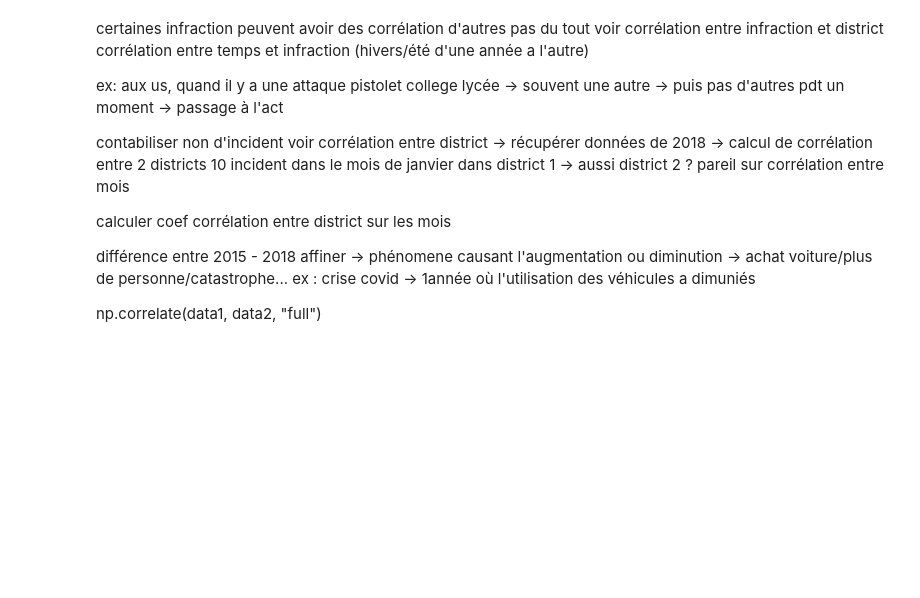
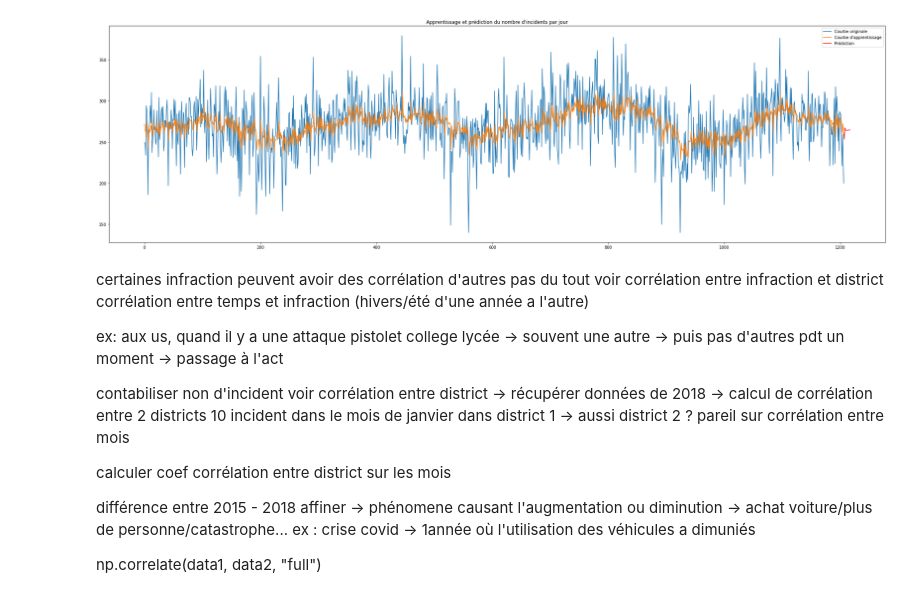
Before and after one commit to koeberlc/data731-projet, a Jupyter notebook: data731-analyse.ipynb, the cells around one changed output. Cells and saved outputs as stored; diff of their text form; code cells hidden in the pictures; blank space fills up the shorter version.

```diff
--- a/data731-analyse.ipynb
+++ b/data731-analyse.ipynb
@@ -286,3 +406,50 @@ print(crime_c11_month)
+# %%
+total_days = []
+for y in range(4):
+    total_days.append([])
+    for m in range(12):
+        total_days[y].append([])
+        for d in range(31):
+            total_days[y][m].append(0)
+for c in data:
+    if(c["YEAR"] == "2015"):
+        total_days[0][int(c["MONTH"])-1][int(c["OCCURRED_ON_DATE"].split("-")[2].split(" ")[0])-1]+=1
+    elif(c["YEAR"] == "2016"):
+        total_days[1][int(c["MONTH"])-1][int(c["OCCURRED_ON_DATE"].split("-")[2].split(" ")[0])-1]+=1
+    elif(c["YEAR"] == "2017"):
+        total_days[2][int(c["MONTH"])-1][int(c["OCCURRED_ON_DATE"].split("-")[2].split(" ")[0])-1]+=1
+    elif(c["YEAR"] == "2018"):
+        total_days[3][int(c["MONTH"])-1][int(c["OCCURRED_ON_DATE"].split("-")[2].split(" ")[0])-1]+=1
+
+
+all_crime_days = []
+for y in total_days:
+    for m in y:
+        for d in m:
+            if(d!=0):
+                all_crime_days.append(d)
+# %%
+fig = plt.figure(figsize = (35,10))
+fig.patch.set_facecolor('xkcd:white')
+
+
+df = pd.DataFrame(all_crime_days)
+model = ARIMA(df, order=(3, 0, 1))# AR
+model_fit = model.fit()
+
+fig = model_fit.predict(start=0, end=len(all_crime_days)+10)
+
+
+# print(fig)
+plt.plot(all_crime_days)
+plt.plot(fig[0:len(all_crime_days)])
+plt.plot(fig[len(all_crime_days)-1:], 'r')
+
+plt.title("Apprentissage et prédiction du nombre d'incidents par jour")
+plt.legend(["Courbe originale", "Courbe d'apprentissage", "Prédiction"])
+plt.show()
+# %% [output]
+[figure, added]
 # %% [markdown]
 certaines infraction peuvent avoir des corrélation d'autres pas du tout
 voir corrélation entre infraction et district
```
Also changed, not shown: parts of 17 cells of this notebook.
